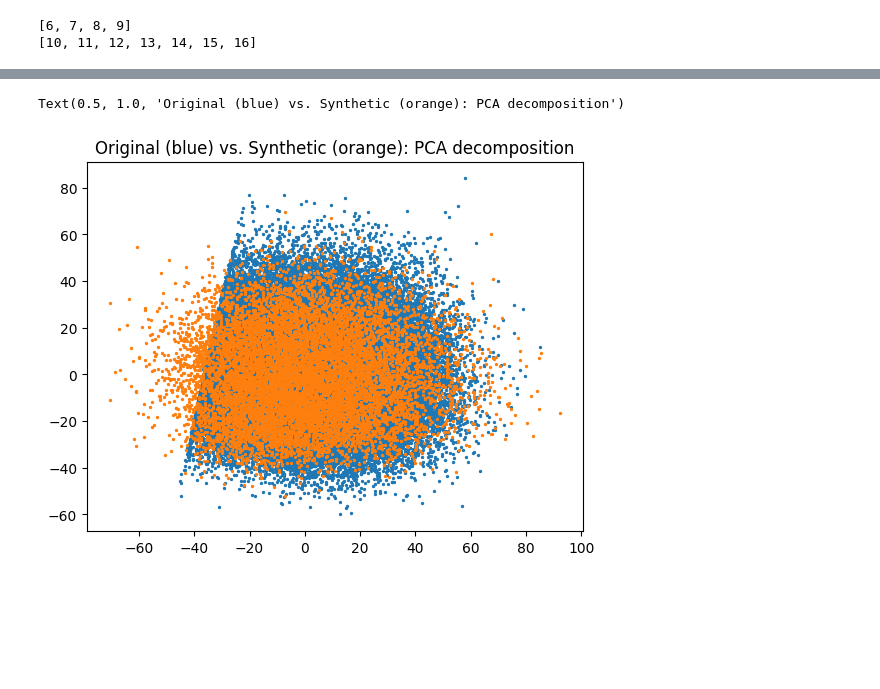
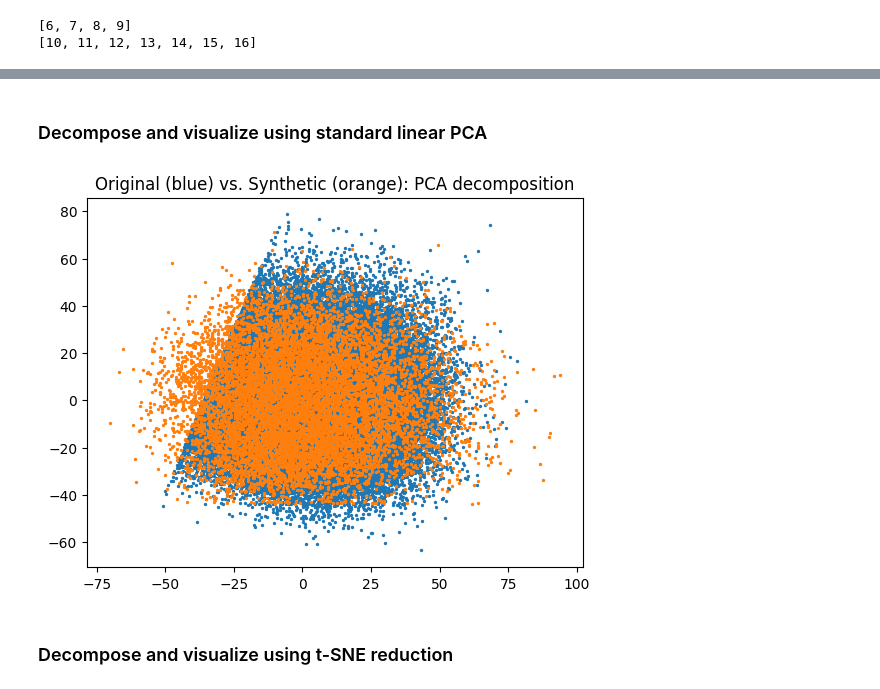
Before and after one commit to tjurjevich/synthetic_patient_generation, a Jupyter notebook: notebooks/testing.ipynb, the cells around one changed output, grey strips where cells are left out. Cells and saved outputs as stored; diff of their text form; code cells hidden in the pictures; blank space fills up the shorter version.

Commit message:
Begin README documentation and image generation

```diff
--- a/notebooks/testing.ipynb
+++ b/notebooks/testing.ipynb
@@ -176,18 +170,19 @@ def encode_data(data: pl.DataFrame, height_range = height_range, weight_range =
     num5 = MinMaxScaler(feature_range=hr_range).fit_transform(data.select("patient_heart_rate"))
     num = np.hstack((num1,num2,num3,num4,num5))
     return np.hstack((cat, num))
+# %% [markdown]
+### Decompose and visualize using standard linear PCA
 # %%
 encoded_original_data = encode_data(data = original_data)
 encoded_new_data = encode_data(data = new_data)
 
-compressed_original = PCA(n_components = 2).fit_transform(encoded_original_data)
-compressed_new = PCA(n_components=2).fit_transform(encoded_new_data)
+compressed_original_pca = PCA(n_components = 2).fit_transform(encoded_original_data)
+compressed_new_pca = PCA(n_components=2).fit_transform(encoded_new_data)
 # %%
-import matplotlib.pyplot as plt
-
-plt.scatter(compressed_original[:,0], compressed_original[:,1], s = 2);
-plt.scatter(compressed_new[:,0], compressed_new[:,1], s = 2);
-plt.title("Original (blue) vs. Synthetic (orange): PCA decomposition")
+plt.scatter(compressed_original_pca[:,0], compressed_original_pca[:,1], s = 2);
+plt.scatter(compressed_new_pca[:,0], compressed_new_pca[:,1], s = 2);
+plt.title("Original (blue) vs. Synthetic (orange): PCA decomposition");
 # %% [output]
-Text(0.5, 1.0, 'Original (blue) vs. Synthetic (orange): PCA decomposition')
-[figure, old version]
+[figure, new version]
+# %% [markdown]
+### Decompose and visualize using t-SNE reduction
```
Also changed, not shown: parts of 9 cells of this notebook, 4 other files.
